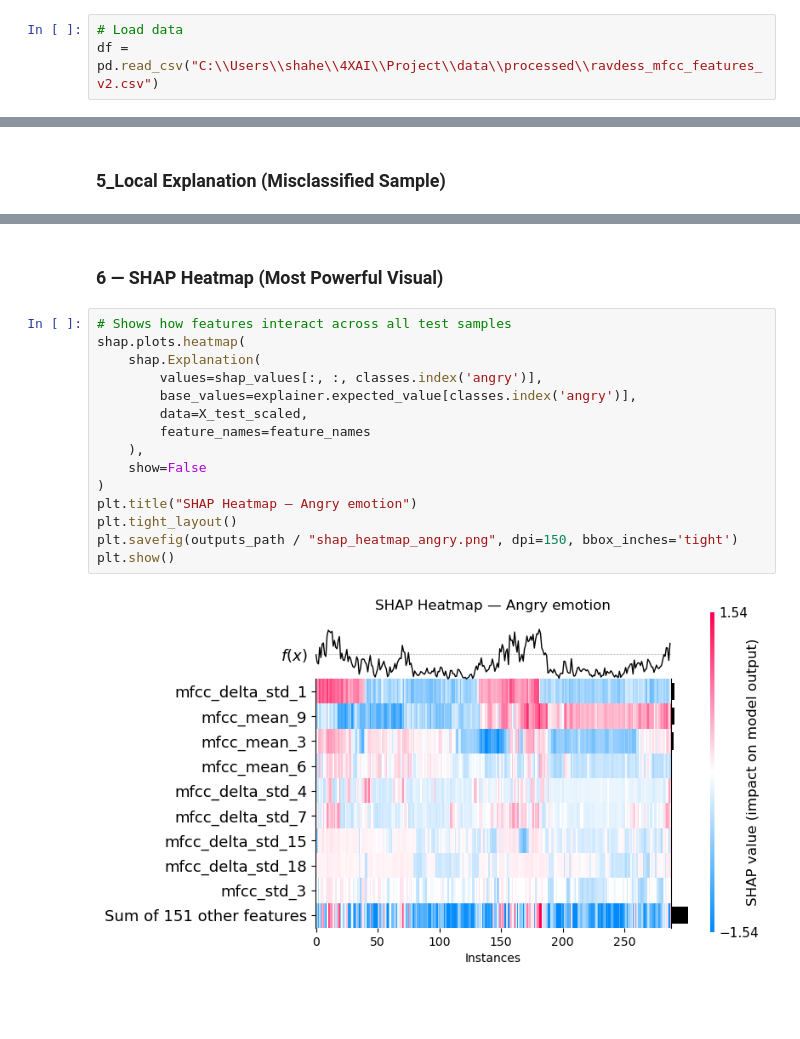
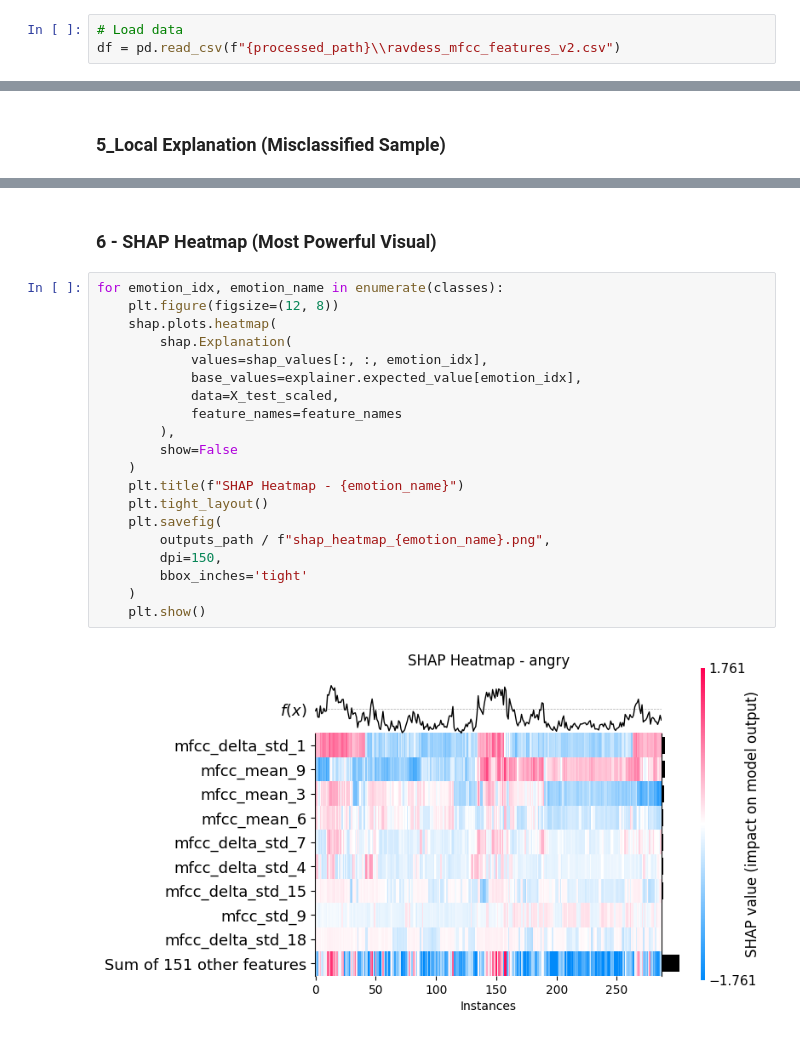
Before and after one commit to klapouchy-g/XAI_2026, a Jupyter notebook: XAI_2026/notebooks/02_classical_ml_shap.ipynb, the cells around one changed output, grey strips where cells are left out. Saved outputs shown, nothing was run; the diff lists cells and outputs as text; blank space fills up the shorter version.

```diff
--- a/XAI_2026/notebooks/02_classical_ml_shap.ipynb
+++ b/XAI_2026/notebooks/02_classical_ml_shap.ipynb
@@ -40,6 +44,6 @@ print(f"  Saving plots to   : {outputs_path}")
 # %%
 # Load data
-df = pd.read_csv("C:\\Users\\shahe\\4XAI\\Project\\data\\processed\\ravdess_mfcc_features_v2.csv")
+df = pd.read_csv(f"{processed_path}\\ravdess_mfcc_features_v2.csv")
 # %%
 df
 # %% [output]
@@ -798,19 +757,24 @@ This slide bridges Phase 1 and Phase 2 of your project perfectly
 # %% [markdown]
-### 6 — SHAP Heatmap (Most Powerful Visual)
+### 6 - SHAP Heatmap (Most Powerful Visual)
 # %%
-# Shows how features interact across all test samples
-shap.plots.heatmap(
-    shap.Explanation(
-        values=shap_values[:, :, classes.index('angry')],
-        base_values=explainer.expected_value[classes.index('angry')],
-        data=X_test_scaled,
-        feature_names=feature_names
-    ),
-    show=False
-)
-plt.title("SHAP Heatmap — Angry emotion")
-plt.tight_layout()
-plt.savefig(outputs_path / "shap_heatmap_angry.png", dpi=150, bbox_inches='tight')
-plt.show()
+for emotion_idx, emotion_name in enumerate(classes):
+    plt.figure(figsize=(12, 8))
+    shap.plots.heatmap(
+        shap.Explanation(
+            values=shap_values[:, :, emotion_idx],
+            base_values=explainer.expected_value[emotion_idx],
+            data=X_test_scaled,
+            feature_names=feature_names
+        ),
+        show=False
+    )
+    plt.title(f"SHAP Heatmap - {emotion_name}")
+    plt.tight_layout()
+    plt.savefig(
+        outputs_path / f"shap_heatmap_{emotion_name}.png",
+        dpi=150,
+        bbox_inches='tight'
+    )
+    plt.show()
 # %% [output]
-[figure, old version]
+[figure, new version]
```
Also changed, not shown: parts of 39 cells of this notebook, 46 other files.
